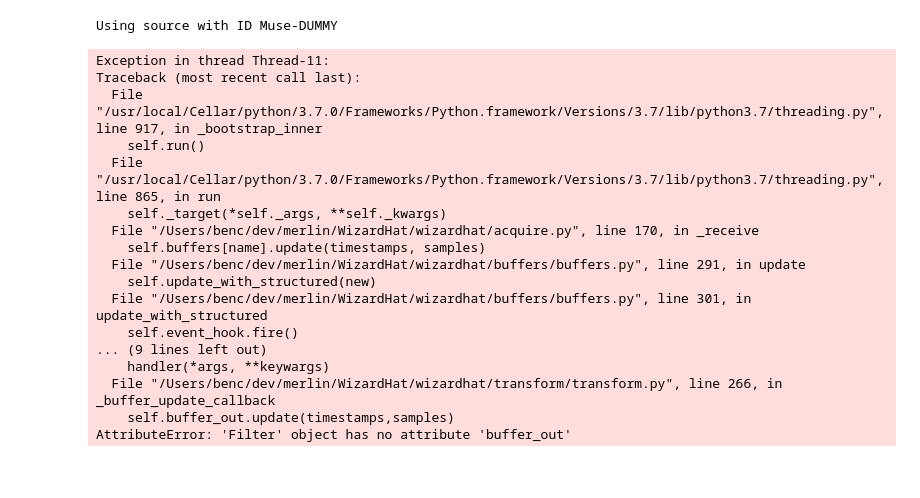
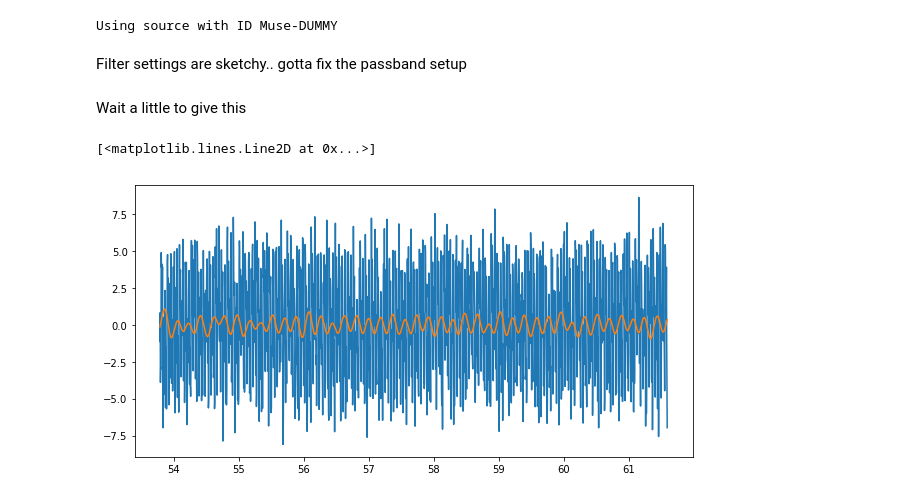
Before and after one commit to merlin-neurotech/WizardHat, a Jupyter notebook: filter_testing.ipynb, the cells around one changed output. Drawn from its saved outputs; the diff is of its cells as text; code cells hidden in the pictures.

Commit message:
added documentation and more filter options, temporary fix for `_buffer_update_callback` issue

```diff
--- a/filter_testing.ipynb
+++ b/filter_testing.ipynb
@@ -9,23 +10,24 @@ dummy_outlet = ble2lsl.Dummy(device)
 receiver = acquire.Receiver()
 # %% [output]
 Using source with ID Muse-DUMMY
+# %% [markdown]
+Filter settings are sketchy.. gotta fix the passband setup
 # %%
-filter = transform.Filter(receiver.buffers['EEG'], 6, 8)
+filter = transform.Filter(receiver.buffers['EEG'], 1, 5,'low')
-# %% [output]
-Exception in thread Thread-11:
-Traceback (most recent call last):
-  File "/usr/local/Cellar/python/3.7.0/Frameworks/Python.framework/Versions/3.7/lib/python3.7/threading.py", line 917, in _bootstrap_inner
-    self.run()
-  File "/usr/local/Cellar/python/3.7.0/Frameworks/Python.framework/Versions/3.7/lib/python3.7/threading.py", line 865, in run
-    self._target(*self._args, **self._kwargs)
-  File "/Users/benc/dev/merlin/WizardHat/wizardhat/acquire.py", line 170, in _receive
-    self.buffers[name].update(timestamps, samples)
-  File "/Users/benc/dev/merlin/WizardHat/wizardhat/buffers/buffers.py", line 291, in update
-    self.update_with_structured(new)
-  File "/Users/benc/dev/merlin/WizardHat/wizardhat/buffers/buffers.py", line 301, in update_with_structured
-    self.event_hook.fire()
-... (9 lines left out)
-    handler(*args, **keywargs)
-  File "/Users/benc/dev/merlin/WizardHat/wizardhat/transform/transform.py", line 266, in _buffer_update_callback
-    self.buffer_out.update(timestamps,samples)
-AttributeError: 'Filter' object has no attribute 'buffer_out'
+# %% [markdown]
+Wait a little to give this
+# %%
+# grab some data to compare
+channel_to_view = 'TP9'
+samples_to_view = 2000
+raw = filter.buffer_in.data[channel_to_view][-samples_to_view:-1]
+time_raw = filter.buffer_in.get_timestamps()[-samples_to_view:-1]
+filt = filter.buffer_out.data[channel_to_view][-samples_to_view:-1]
+time_filt = filter.buffer_out.get_timestamps()[-samples_to_view:-1]
+# %%
+fig, ax = plt.subplots(figsize=(10,5))
+ax.plot(time_raw,raw,label='raw')
+ax.plot(time_filt,filt,label='filtered')
+# %% [output]
+[<matplotlib.lines.Line2D at 0x...>]
+[figure, added]
```
Also changed, not shown: parts of 1 cell of this notebook, 1 other file.
